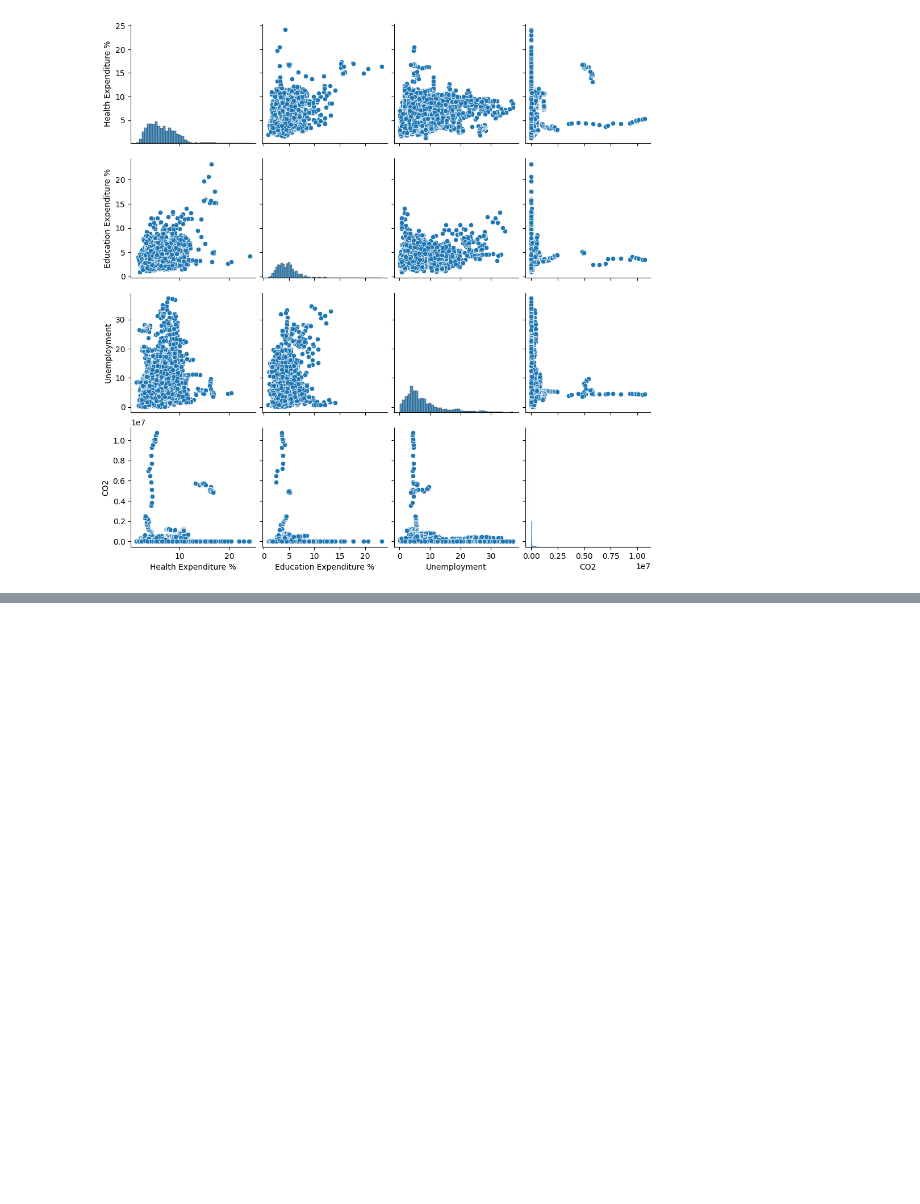
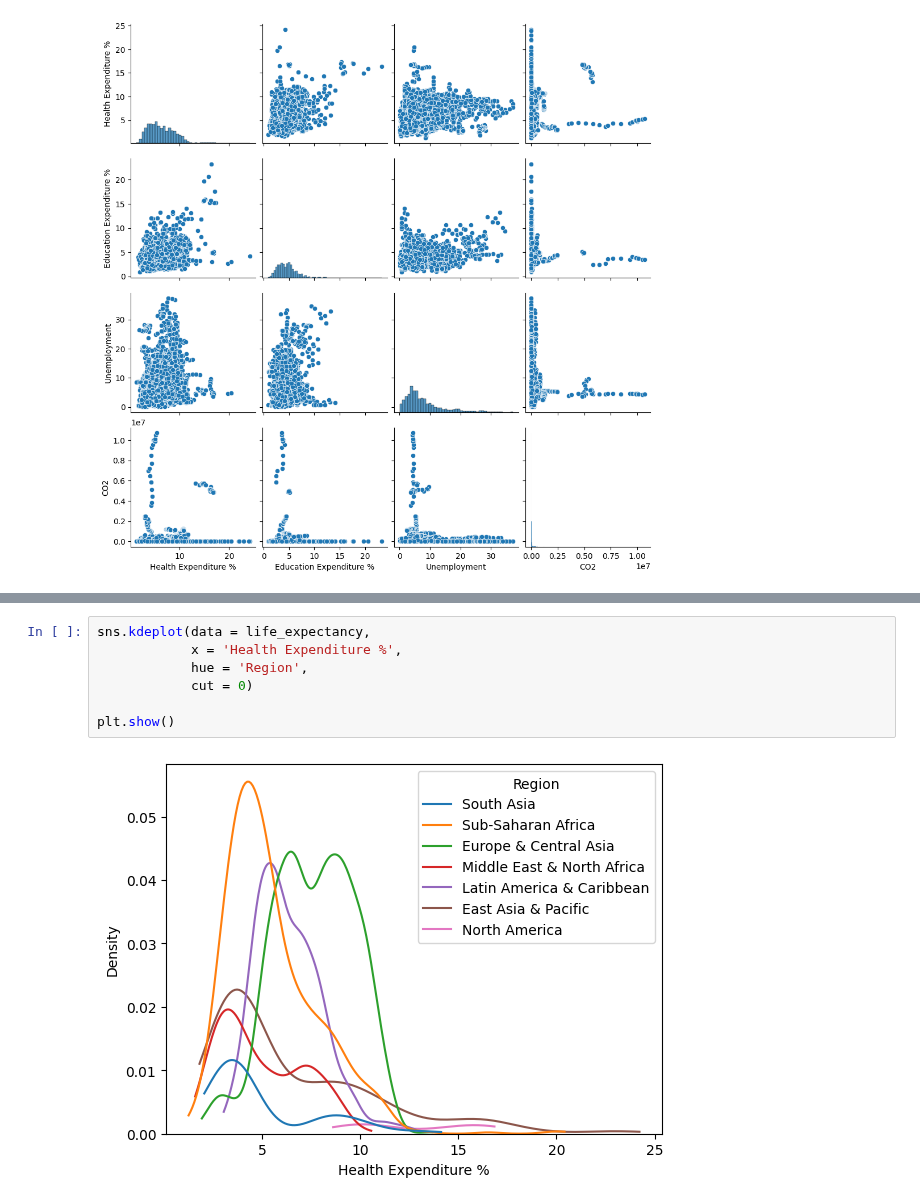
Before and after one commit to HABUDANHAYABK/Associate-Data-Scientist-in-Python, a Jupyter notebook: Exploratory_Data_Analysis_in_Python/correlation.ipynb, the cells around one changed output, grey strips where cells are left out. Drawn from its saved outputs; the diff is of its cells as text; blank space fills up the shorter version.

```diff
--- a/Exploratory_Data_Analysis_in_Python/correlation.ipynb
+++ b/Exploratory_Data_Analysis_in_Python/correlation.ipynb
@@ -95,0 +122,9 @@ plt.show()
+# %%
+sns.kdeplot(data = life_expectancy,
+            x = 'Health Expenditure %',
+            hue = 'Region',
+            cut = 0)
+
+plt.show()
+# %% [output]
+[figure, added]
```
Also changed, not shown: parts of 5 cells of this notebook.
